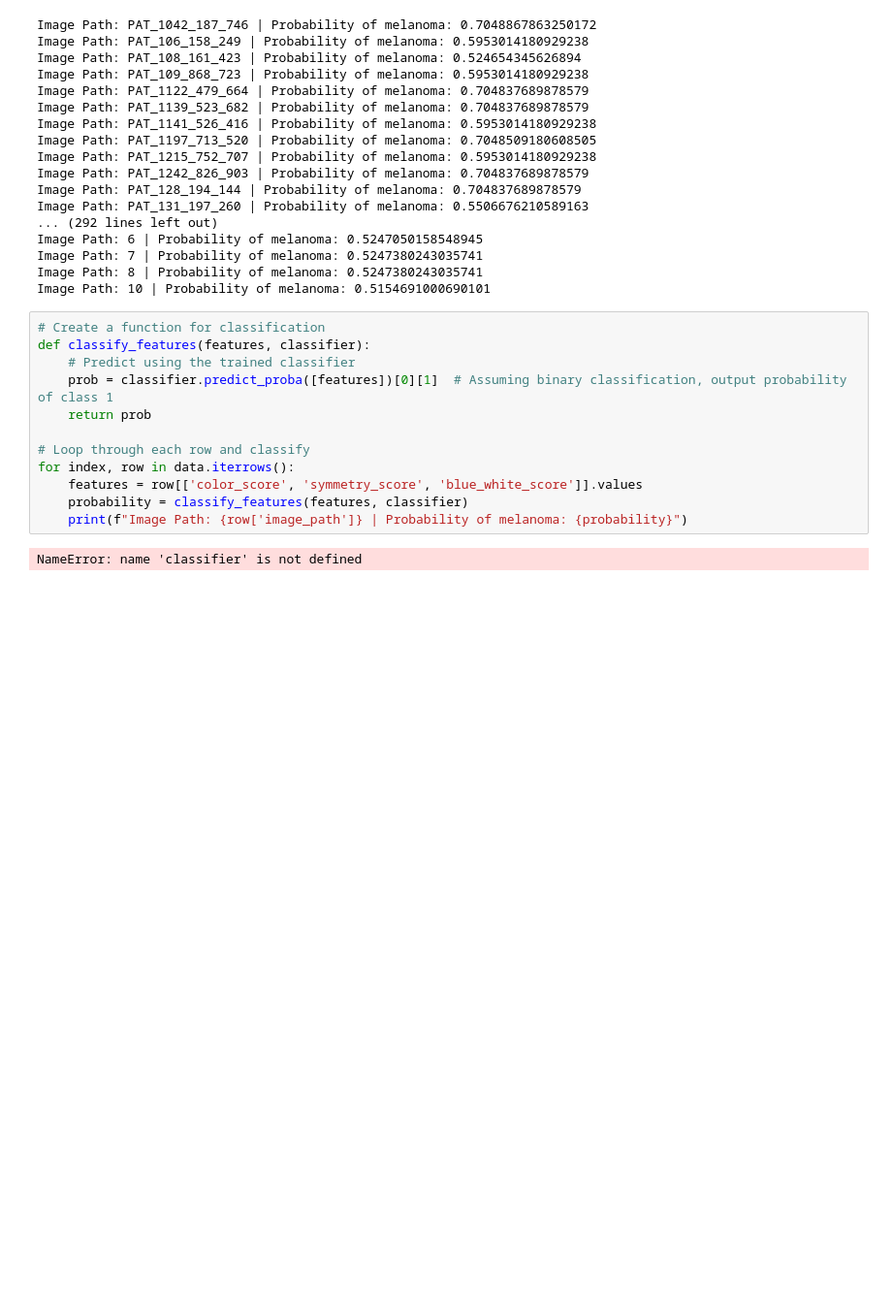
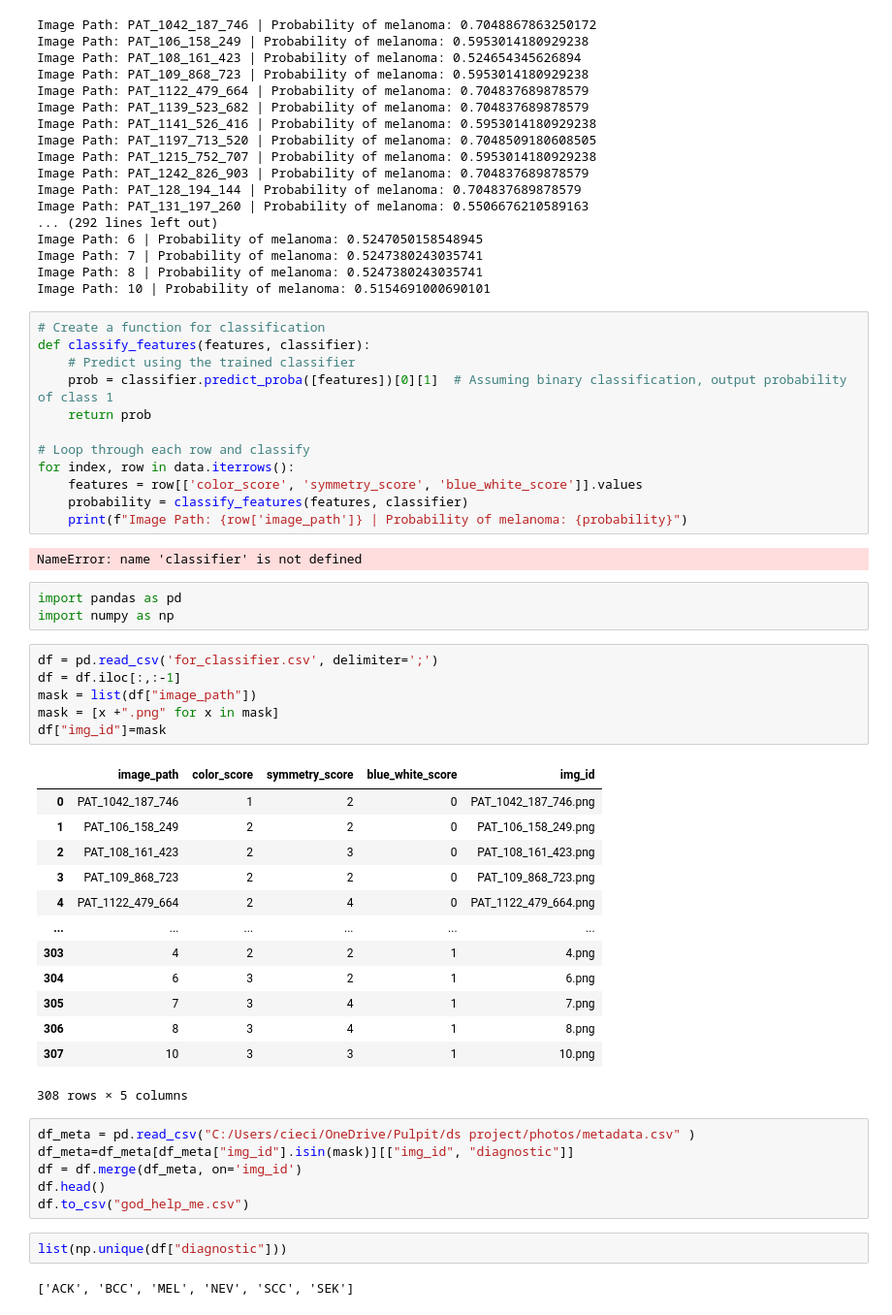
Before and after one commit to aniela2906/G, a Jupyter notebook: classifier.ipynb, the cells around one changed output. Shown at 97% size. Cells and saved outputs as stored; diff of their text form; blank space fills up the shorter version.

```diff
--- a/classifier.ipynb
+++ b/classifier.ipynb
@@ -156,3 +156,36 @@ for index, row in data.iterrows():
     print(f"Image Path: {row['image_path']} | Probability of melanoma: {probability}")
 # %% [output]
 NameError: name 'classifier' is not defined
+# %%
+import pandas as pd
+import numpy as np
+# %%
+df = pd.read_csv('for_classifier.csv', delimiter=';')
+df = df.iloc[:,:-1]
+mask = list(df["image_path"])
+mask = [x +".png" for x in mask]
+df["img_id"]=mask
+# %% [output]
+|  | image_path | color_score | symmetry_score | blue_white_score | img_id |
+| 0 | PAT_1042_187_746 | 1 | 2 | 0 | PAT_1042_187_746.png |
+| 1 | PAT_106_158_249 | 2 | 2 | 0 | PAT_106_158_249.png |
+| 2 | PAT_108_161_423 | 2 | 3 | 0 | PAT_108_161_423.png |
+| 3 | PAT_109_868_723 | 2 | 2 | 0 | PAT_109_868_723.png |
+| 4 | PAT_1122_479_664 | 2 | 4 | 0 | PAT_1122_479_664.png |
+| ... | ... | ... | ... | ... | ... |
+| 303 | 4 | 2 | 2 | 1 | 4.png |
+| 304 | 6 | 3 | 2 | 1 | 6.png |
+| 305 | 7 | 3 | 4 | 1 | 7.png |
+| 306 | 8 | 3 | 4 | 1 | 8.png |
+| 307 | 10 | 3 | 3 | 1 | 10.png |
+308 rows × 5 columns
+# %%
+df_meta = pd.read_csv("C:/Users/cieci/OneDrive/Pulpit/ds project/photos/metadata.csv" )
+df_meta=df_meta[df_meta["img_id"].isin(mask)][["img_id", "diagnostic"]]
+df = df.merge(df_meta, on='img_id')
+df.head()
+df.to_csv("god_help_me.csv")
+# %%
+list(np.unique(df["diagnostic"]))
+# %% [output]
+['ACK', 'BCC', 'MEL', 'NEV', 'SCC', 'SEK']
```
Also changed, not shown: parts of 1 cell of this notebook, 7 other files.
